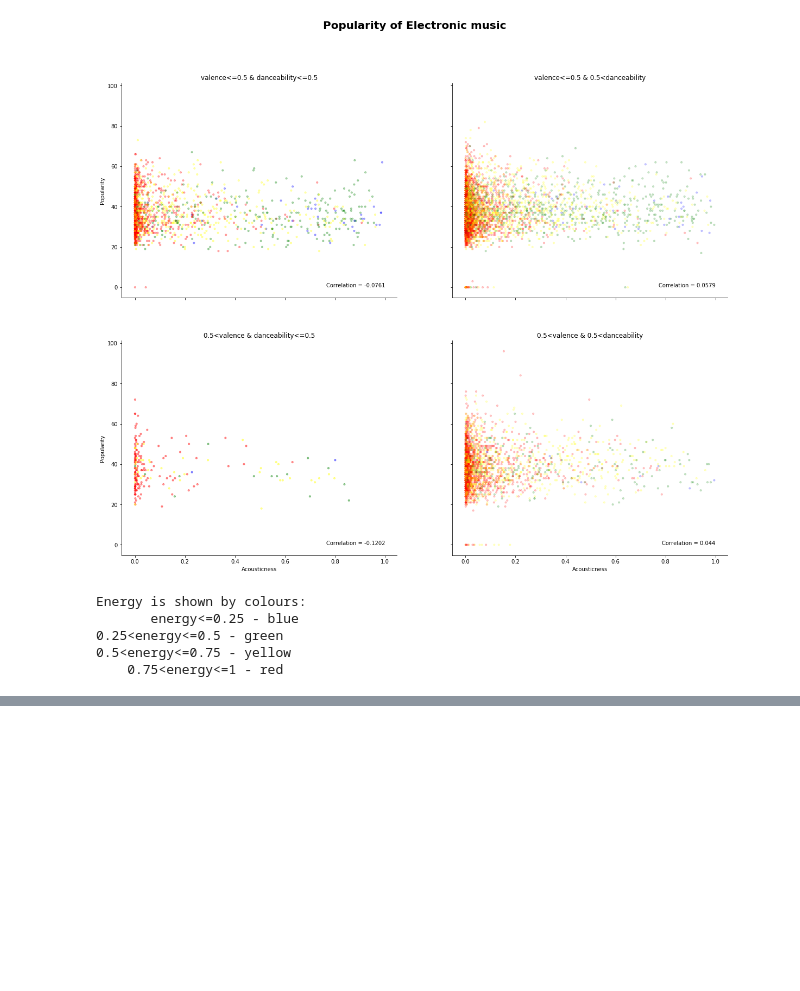
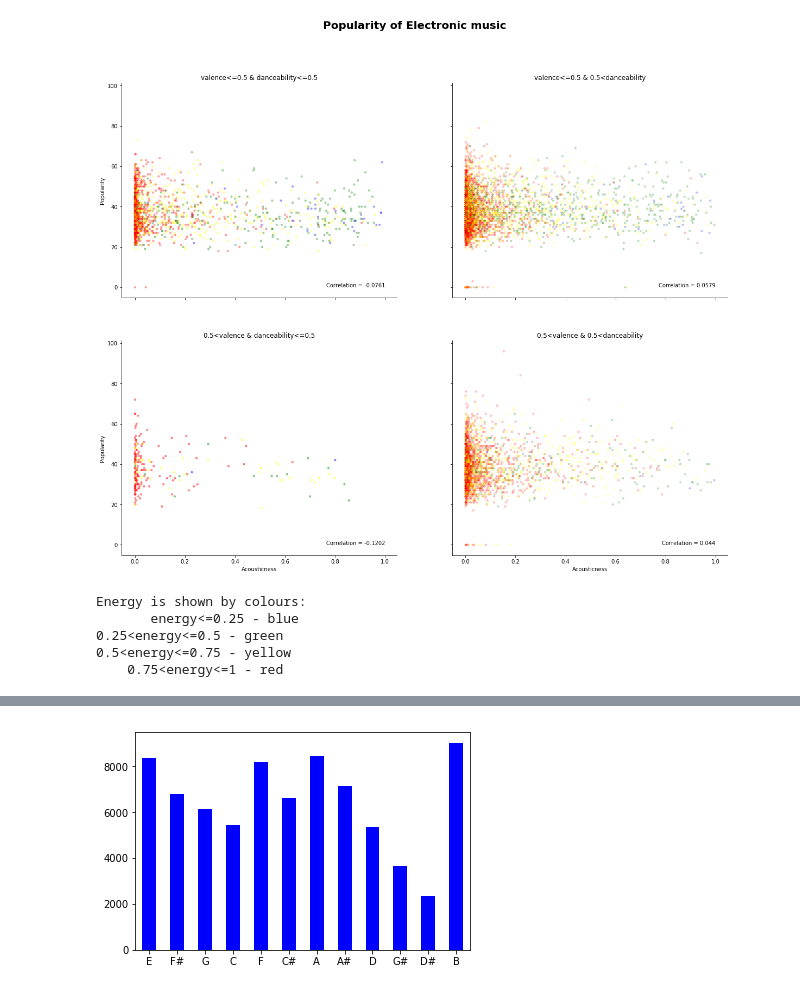
Before and after one commit to hyseo22/spotify_data_analysis, a Jupyter notebook: Spotify data analysis.ipynb, the cells around one changed output, grey strips where cells are left out. Saved outputs shown, nothing was run; the diff lists cells and outputs as text; code cells hidden in the pictures; blank space fills up the shorter version.

```diff
--- a/Spotify data analysis.ipynb
+++ b/Spotify data analysis.ipynb
@@ -663,0 +1023,23 @@ Energy is shown by colours:
+# %%
+fig, ax = plt.subplots()
+# ax.spines["right"].set_visible(False)
+# ax.spines["top"].set_visible(False)
+minor_df["key"].value_counts(sort=False).plot(kind='bar', ax=ax, color='b')
+plt.xticks(rotation="horizontal")
+plt.show()color = 'tab:red'
+ax1.set_xlabel('time (s)')
+ax1.set_ylabel('exp', color=color)
+ax1.plot(t, data1, color=color)
+ax1.tick_params(axis='y', labelcolor=color)
+
+ax2 = ax1.twinx()  # instantiate a second axes that shares the same x-axis
+
+color = 'tab:blue'
+ax2.set_ylabel('sin', color=color)  # we already handled the x-label with ax1
+ax2.plot(t, data2, color=color)
+ax2.tick_params(axis='y', labelcolor=color)
+
+fig.tight_layout()  # otherwise the right y-label is slightly clipped
+plt.show()
+# %% [output]
+[figure, added]
```
Also changed, not shown: parts of 51 cells of this notebook.
